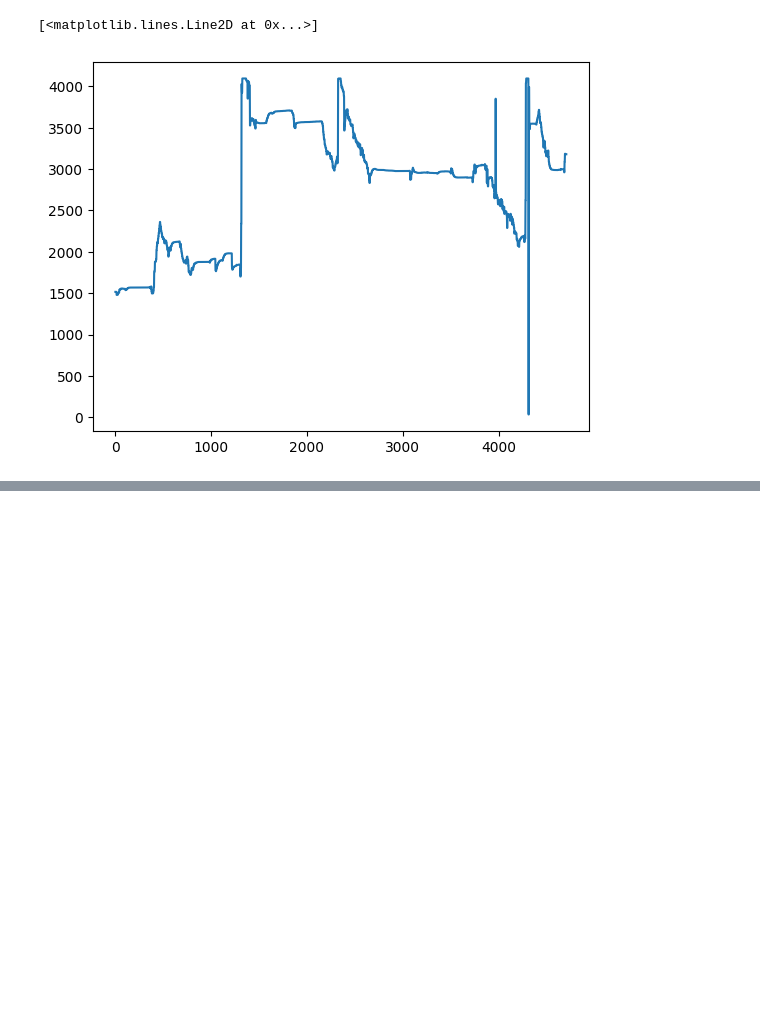
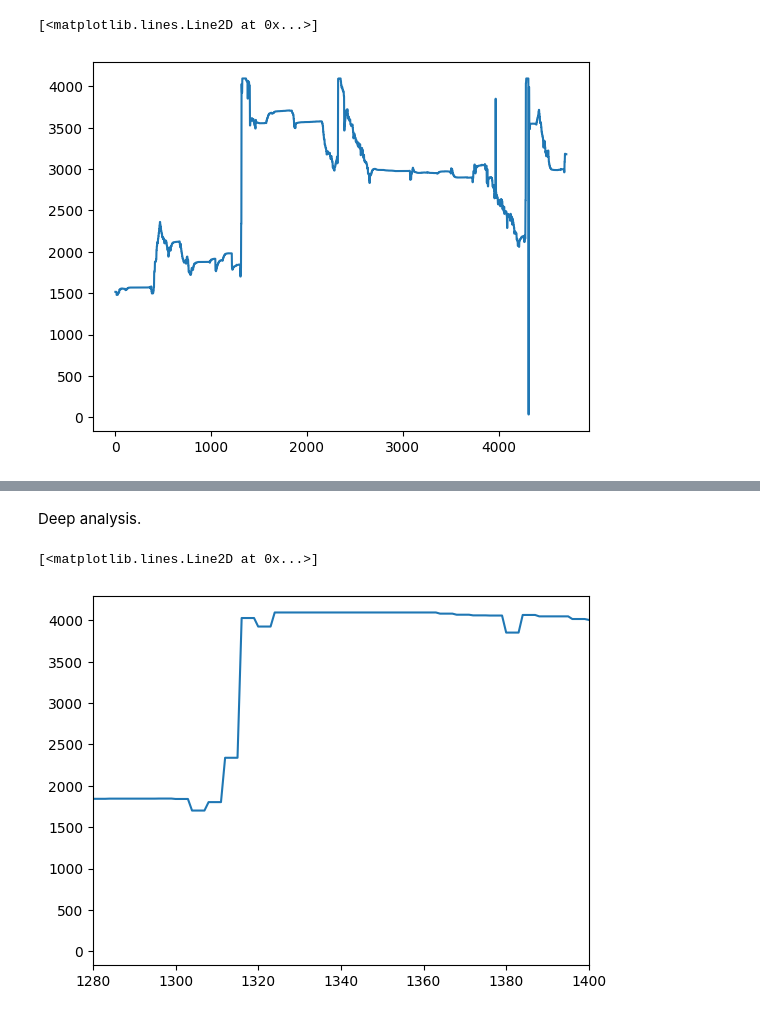
Before and after one commit to jlhb1984/Zonar_projects, a Jupyter notebook: notebooks/t_pesqueros TS000173159_F0L917.ipynb, the cells around one changed output, grey strips where cells are left out. Saved outputs shown, nothing was run; the diff lists cells and outputs as text; code cells hidden in the pictures; blank space fills up the shorter version.

```diff
--- a/notebooks/t_pesqueros TS000173159_F0L917.ipynb
+++ b/notebooks/t_pesqueros TS000173159_F0L917.ipynb
@@ -153,3 +155,24 @@ Name: 4311, dtype: object
 for i in range(0,values_dates_fs02.shape[0]):
     if values_dates_fs01.iloc[i,0]>int_value:
         print(values_dates_fs01.loc[i])
+# %% [markdown]
+Deep analysis.
+# %%
+fs01_x_values=[]
+fs02_x_values=[]
+
+for i in range(0,fs01_count):
+    fs01_x_values.append(i)
+
+for i in range(0,fs02_count):
+    fs02_x_values.append(i)
+
+xi_axis=int(input("Type x_initial value: "))
+xf_axis=int(input("Type x fina value: "))
+
+plt.xlim(xi_axis,xf_axis)
+plt.plot(fs01_x_values,fs01_dec_value)
+#plt.plot(fs02_x_values,fs02_dec_value)
+# %% [output]
+[<matplotlib.lines.Line2D at 0x...>]
+[figure, added]
```
Also changed, not shown: parts of 3 cells of this notebook, 19 other files.
